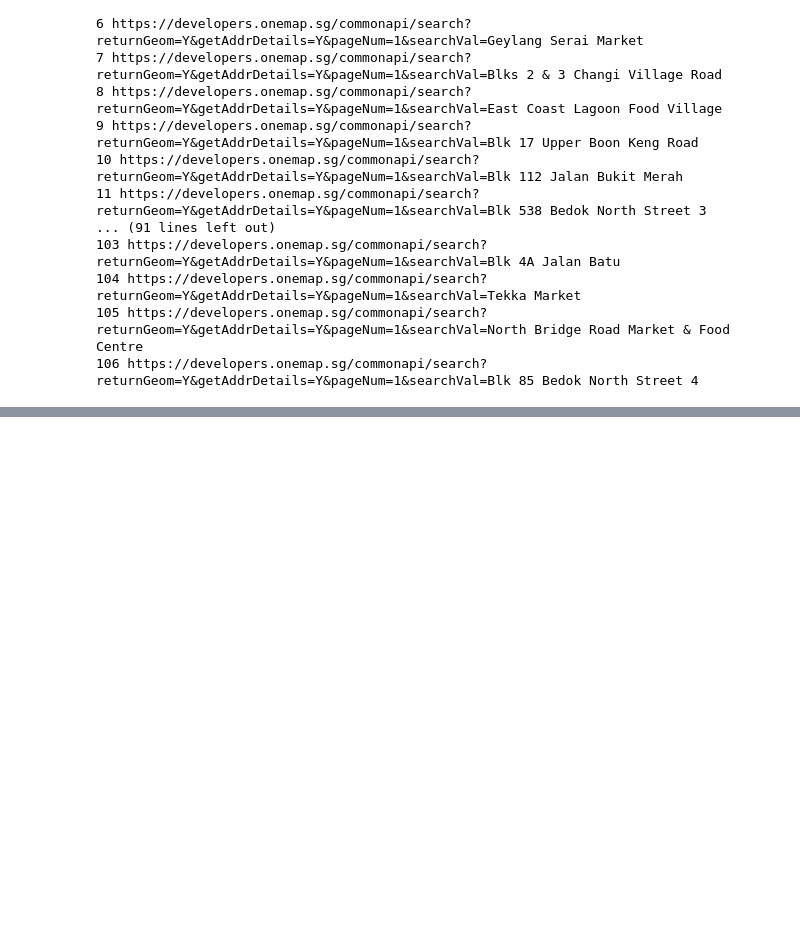
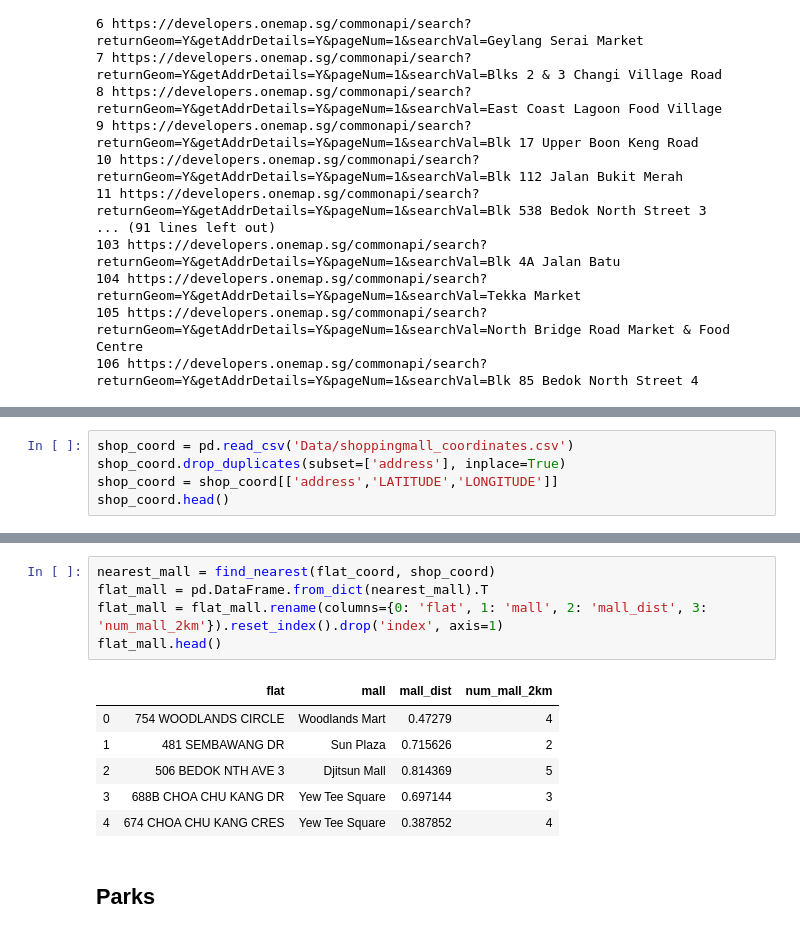
Before and after one commit to teyang-lau/HDB_Resale_Prices, a Jupyter notebook: get_coordinates.ipynb, the cells around one changed output, grey strips where cells are left out. Saved outputs shown, nothing was run; the diff lists cells and outputs as text; blank space fills up the shorter version.

```diff
--- a/get_coordinates.ipynb
+++ b/get_coordinates.ipynb
@@ -209,0 +366,5 @@ find_postal(unique_hawker_name, 'Data/hawker_coordinates')
+# %%
+shop_coord = pd.read_csv('Data/shoppingmall_coordinates.csv')
+shop_coord.drop_duplicates(subset=['address'], inplace=True)
+shop_coord = shop_coord[['address','LATITUDE','LONGITUDE']]
+shop_coord.head()
@@ -209,0 +378,14 @@ find_postal(unique_hawker_name, 'Data/hawker_coordinates')
+# %%
+nearest_mall = find_nearest(flat_coord, shop_coord)
+flat_mall = pd.DataFrame.from_dict(nearest_mall).T
+flat_mall = flat_mall.rename(columns={0: 'flat', 1: 'mall', 2: 'mall_dist', 3: 'num_mall_2km'}).reset_index().drop('index', axis=1)
+flat_mall.head()
+# %% [output]
+|  | flat | mall | mall_dist | num_mall_2km |
+| 0 | 754 WOODLANDS CIRCLE | Woodlands Mart | 0.47279 | 4 |
+| 1 | 481 SEMBAWANG DR | Sun Plaza | 0.715626 | 2 |
+| 2 | 506 BEDOK NTH AVE 3 | Djitsun Mall | 0.814369 | 5 |
+| 3 | 688B CHOA CHU KANG DR | Yew Tee Square | 0.697144 | 3 |
+| 4 | 674 CHOA CHU KANG CRES | Yew Tee Square | 0.387852 | 4 |
+# %% [markdown]
+## Parks
```
Also changed, not shown: parts of 25 cells of this notebook, 1 other file.
